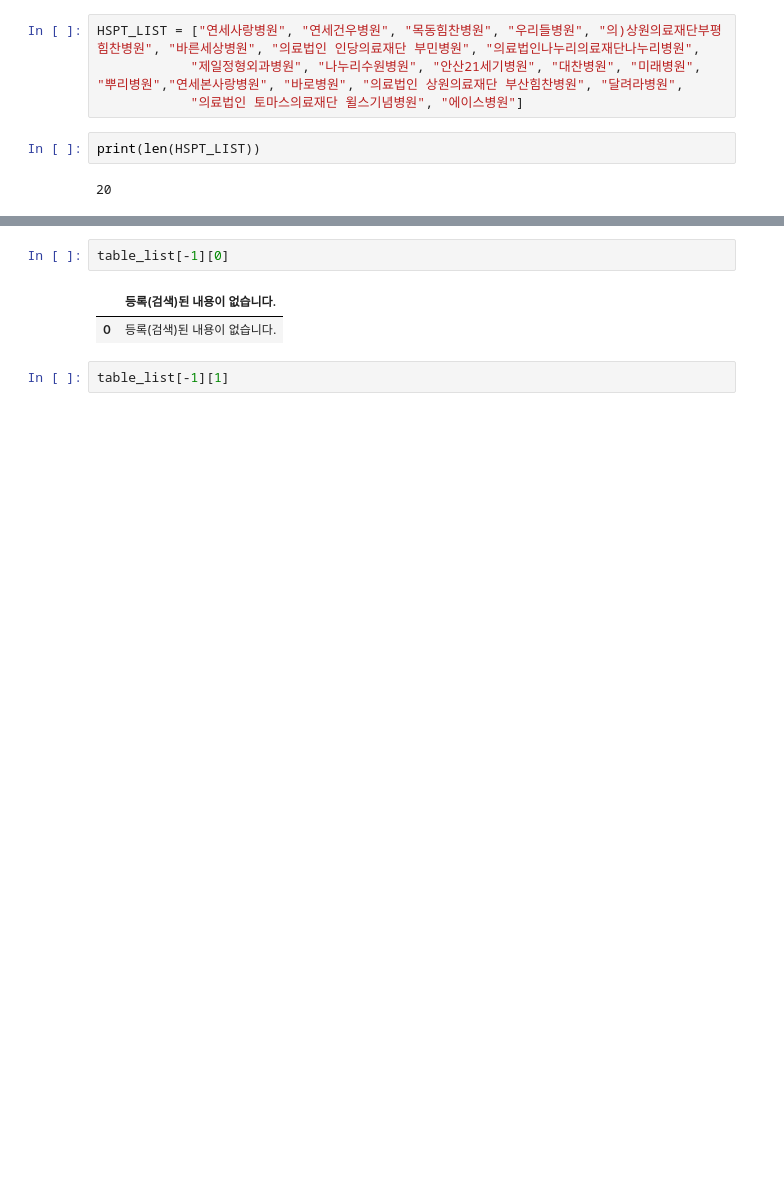
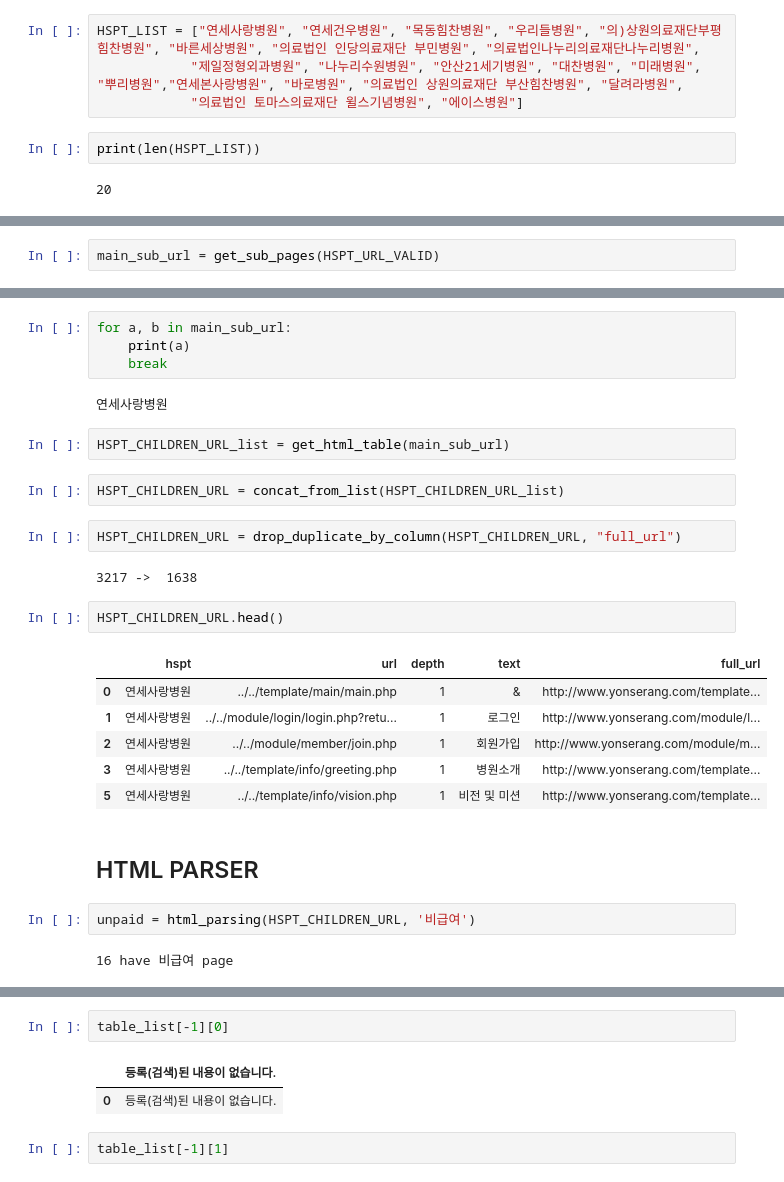
Before and after one commit to long8v/crawler_bot, a Jupyter notebook: sample.ipynb, the cells around one changed output, grey strips where cells are left out. Saved outputs shown, nothing was run; the diff lists cells and outputs as text; blank space fills up the shorter version.

```diff
--- a/sample.ipynb
+++ b/sample.ipynb
@@ -148,0 +437,2 @@ for hspt, html in HSPT_URL_VALID.items():
+# %%
+main_sub_url = get_sub_pages(HSPT_URL_VALID)
@@ -148,0 +459,29 @@ for hspt, html in HSPT_URL_VALID.items():
+# %%
+for a, b in main_sub_url:
+    print(a)
+    break
+# %% [output]
+연세사랑병원
+# %%
+HSPT_CHILDREN_URL_list = get_html_table(main_sub_url)
+# %%
+HSPT_CHILDREN_URL = concat_from_list(HSPT_CHILDREN_URL_list)
+# %%
+HSPT_CHILDREN_URL = drop_duplicate_by_column(HSPT_CHILDREN_URL, "full_url")
+# %% [output]
+3217 ->  1638
+# %%
+HSPT_CHILDREN_URL.head()
+# %% [output]
+|  | hspt | url | depth | text | full_url |
+| 0 | 연세사랑병원 | ../../template/main/main.php | 1 | & | http://www.yonserang.com/template... |
+| 1 | 연세사랑병원 | ../../module/login/login.php?retu... | 1 | 로그인 | http://www.yonserang.com/module/l... |
+| 2 | 연세사랑병원 | ../../module/member/join.php | 1 | 회원가입 | http://www.yonserang.com/module/m... |
+| 3 | 연세사랑병원 | ../../template/info/greeting.php | 1 | 병원소개 | http://www.yonserang.com/template... |
+| 5 | 연세사랑병원 | ../../template/info/vision.php | 1 | 비전 및 미션 | http://www.yonserang.com/template... |
+# %% [markdown]
+## HTML PARSER
+# %%
+unpaid = html_parsing(HSPT_CHILDREN_URL, '비급여')
+# %% [output]
+16 have 비급여 page
```
Also changed, not shown: parts of 78 cells of this notebook.
